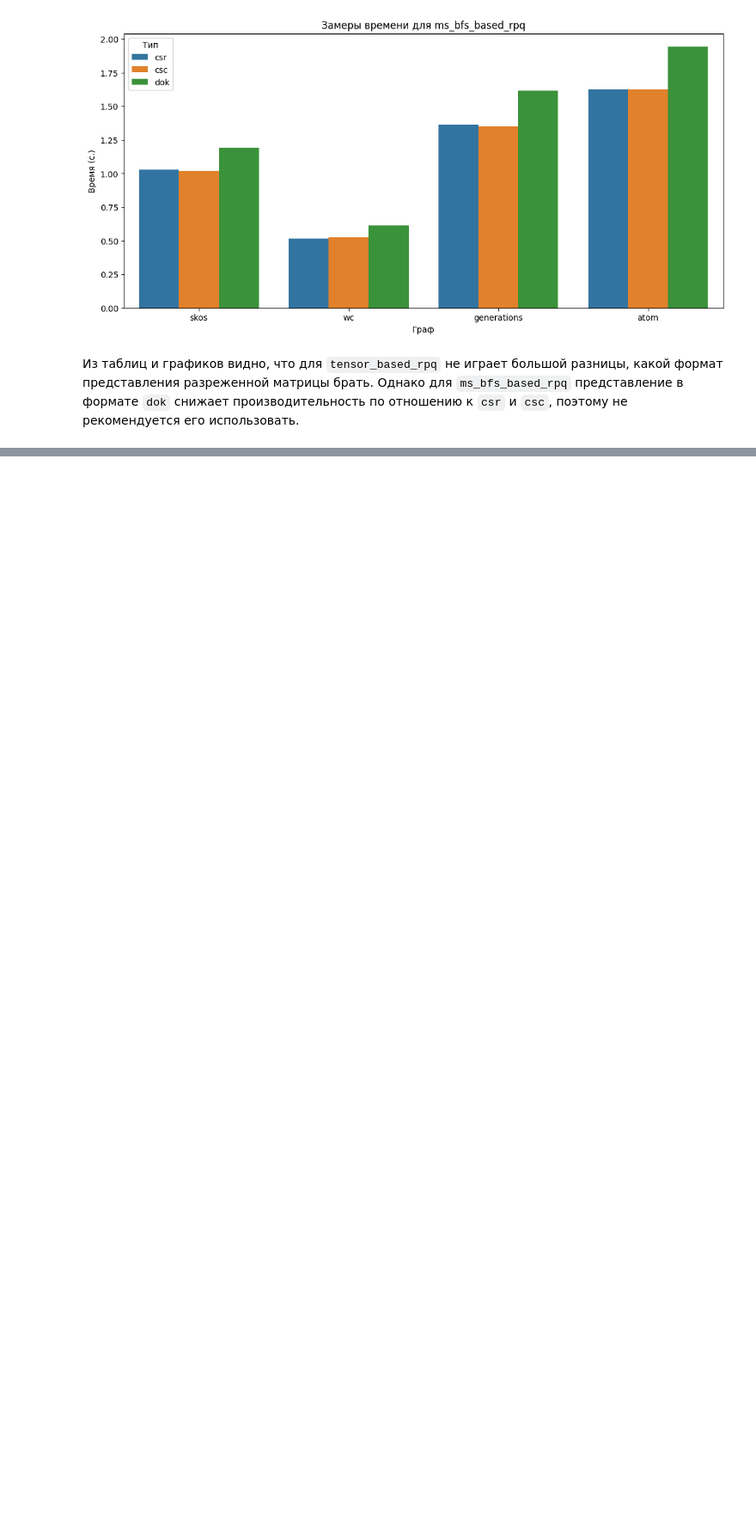
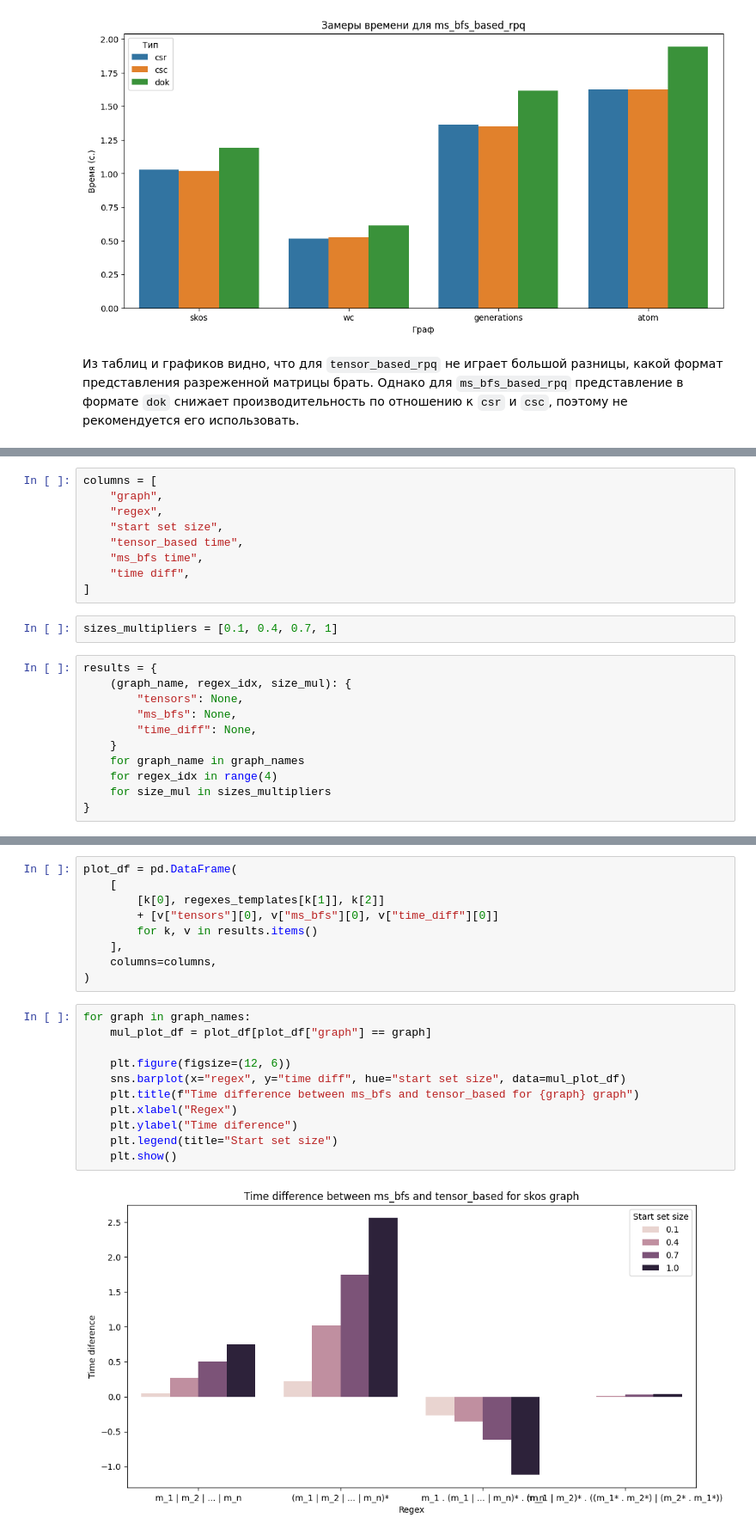
Before and after one commit to maybenotilya/formal-lang-course, a Jupyter notebook: experiments/task-5/task5.ipynb, the cells around one changed output, grey strips where cells are left out. Shown at 86% size. Cells and saved outputs as stored; diff of their text form; blank space fills up the shorter version.

```diff
--- a/experiments/task-5/task5.ipynb
+++ b/experiments/task-5/task5.ipynb
@@ -193,0 +262,22 @@ plt.show()
+# %%
+columns = [
+    "graph",
+    "regex",
+    "start set size",
+    "tensor_based time",
+    "ms_bfs time",
+    "time diff",
+]
+# %%
+sizes_multipliers = [0.1, 0.4, 0.7, 1]
+# %%
+results = {
+    (graph_name, regex_idx, size_mul): {
+        "tensors": None,
+        "ms_bfs": None,
+        "time_diff": None,
+    }
+    for graph_name in graph_names
+    for regex_idx in range(4)
+    for size_mul in sizes_multipliers
+}
@@ -193,0 +352,22 @@ plt.show()
+# %%
+plot_df = pd.DataFrame(
+    [
+        [k[0], regexes_templates[k[1]], k[2]]
+        + [v["tensors"][0], v["ms_bfs"][0], v["time_diff"][0]]
+        for k, v in results.items()
+    ],
+    columns=columns,
+)
+# %%
+for graph in graph_names:
+    mul_plot_df = plot_df[plot_df["graph"] == graph]
+
+    plt.figure(figsize=(12, 6))
+    sns.barplot(x="regex", y="time diff", hue="start set size", data=mul_plot_df)
+    plt.title(f"Time difference between ms_bfs and tensor_based for {graph} graph")
+    plt.xlabel("Regex")
+    plt.ylabel("Time diference")
+    plt.legend(title="Start set size")
+    plt.show()
+# %% [output]
+[figure, added]
```
Also changed, not shown: parts of 21 cells of this notebook, 1 other file.
